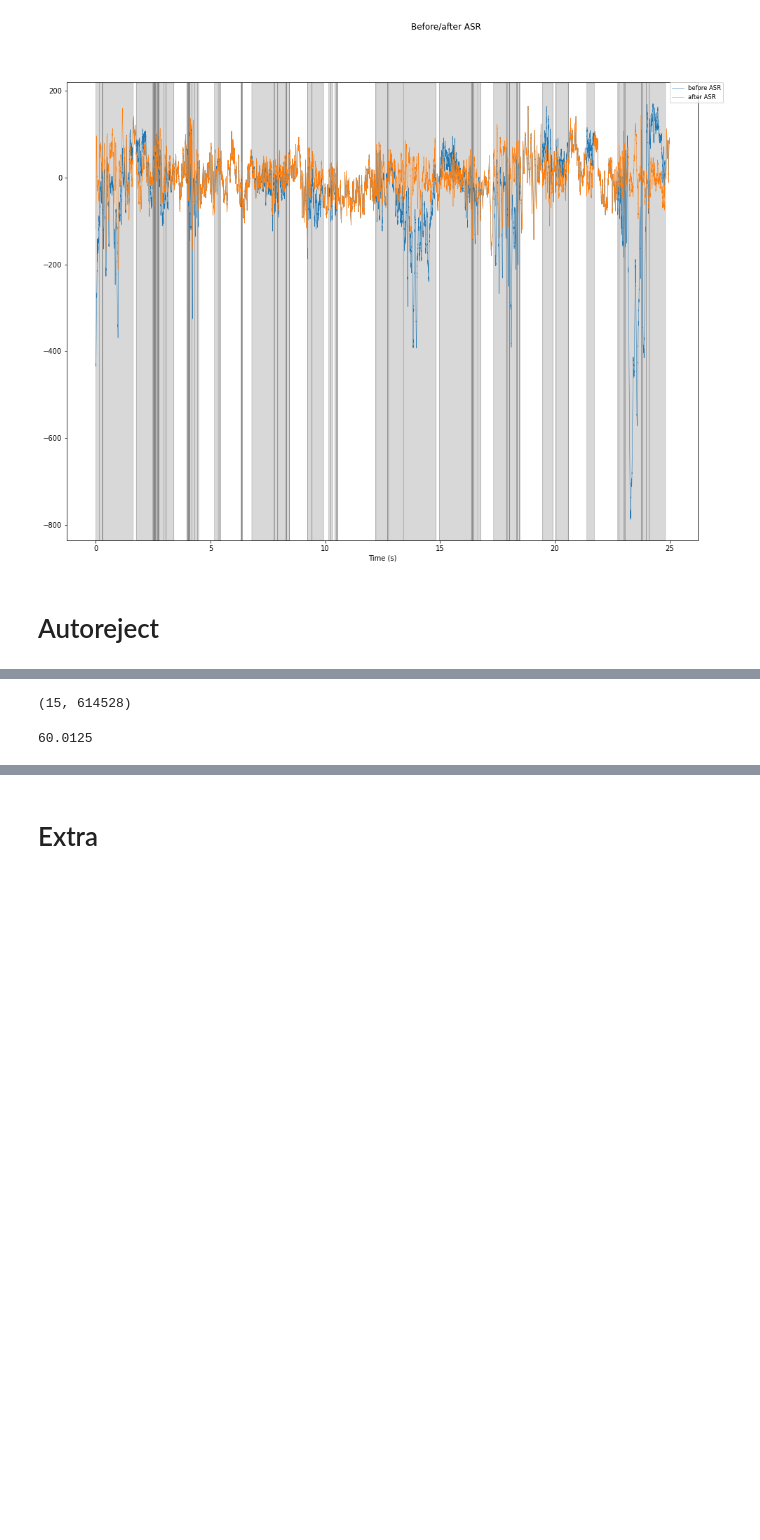
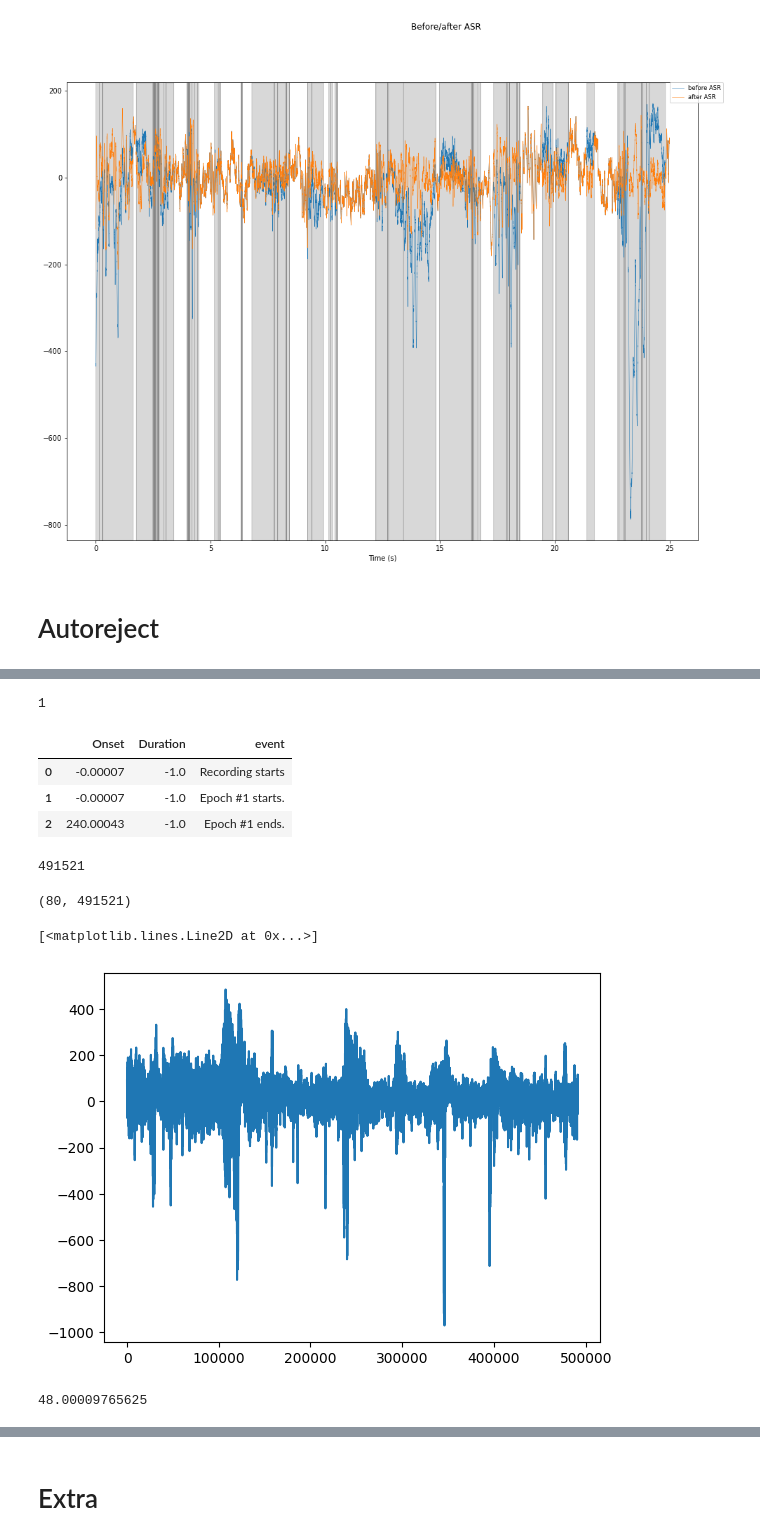
Before and after one commit to mcespedes99/HippiEEGAtlas, a Jupyter notebook: code/DSP/NoiseDetection/Noisy_channels.ipynb, the cells around one changed output, grey strips where cells are left out. Drawn from its saved outputs; the diff is of its cells as text; code cells hidden in the pictures; blank space fills up the shorter version.

```diff
--- a/code/DSP/NoiseDetection/Noisy_channels.ipynb
+++ b/code/DSP/NoiseDetection/Noisy_channels.ipynb
@@ -339,20 +323,53 @@ labels
+# %%
+chn_pos = get_labels(elec_pos)
+# %%
+labels.index(list(chn_pos.keys())[0])
+# %% [output]
+1
 # %%
 N=edf_in.getNSamples()[0]
+# %%
+annot2 = edf_in.readAnnotations()
+annot2 = {
+    'Onset': annot2[0],
+    'Duration': annot2[1],
+    'event': annot2[2]
+}
+annot2 = pd.DataFrame(annot2)
+annot2.head()
+# %% [output]
+|  | Onset | Duration | event |
+| 0 | -0.00007 | -1.0 | Recording starts |
+| 1 | -0.00007 | -1.0 | Epoch #1 starts. |
+| 2 | 240.00043 | -1.0 | Epoch #1 ends. |
+# %%
+srate = edf_in.getSampleFrequencies()[0]/edf_in.datarecord_duration
+t = np.arange(0, N)/srate
+t_test = np.argmin((np.abs(t-annot2.Onset.to_numpy()[2])))
+t_test # Time to final of epoch
+# %% [output]
+491521
 # %%
-chns = np.arange(nch)
-signal = np.array([], dtype=np.int64).reshape(0,N)
-for chan in chns:
-  chn_sig = edf_in.readSignal(chan)
-  signal = np.vstack([signal, chn_sig])
+signal = np.array([], dtype=np.int64).reshape(0,t_test)
+keys = list(chn_pos.keys())
+for chan in keys:
+    id_ch = labels.index(chan)
+    chn_sig = edf_in.readSignal(id_ch)
+    signal = np.vstack([signal, chn_sig[0:t_test]])
 signal.shape
 # %% [output]
-(15, 614528)
+(80, 491521)
+# %%
+import matplotlib.pyplot as plt
+plt.plot(signal[0,:])
+# %% [output]
+[<matplotlib.lines.Line2D at 0x...>]
+[figure, added]
 # %%
-srate = edf_in.getSampleFrequencies()[0]/edf_in.datarecord_duration
 n_epoch = int(5*srate) # 5 seconds
 signal.shape[1]/n_epoch
 # %% [output]
-60.0125
+48.00009765625
 # %%
 signal_epoch = np.zeros((int(signal.shape[1]/n_epoch), signal.shape[0], n_epoch))
 id = 0
```
Also changed, not shown: parts of 23 cells of this notebook, 1 other file.
